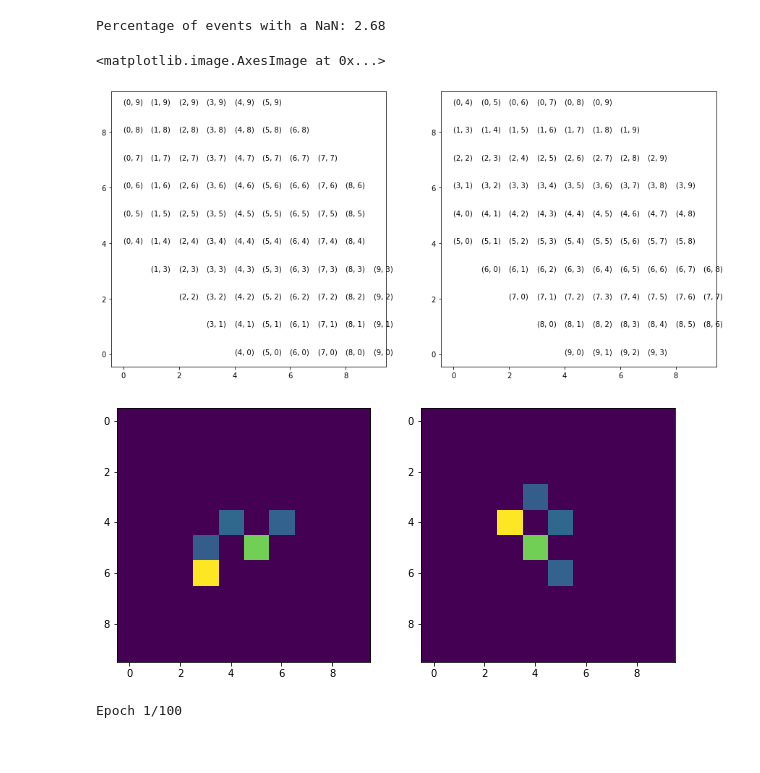
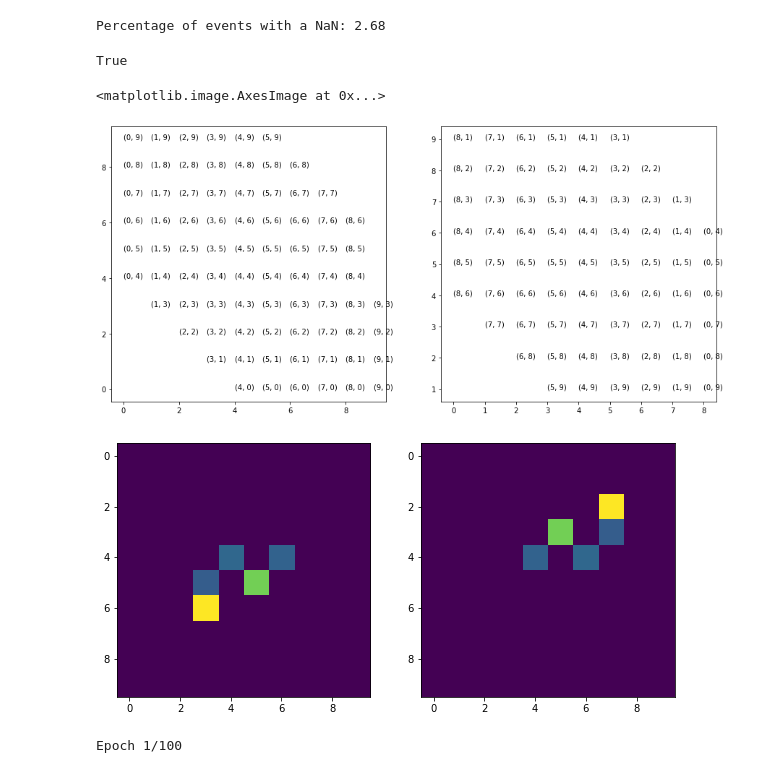
Before and after one commit to fmcnallyi3/icetop-cnn, a Jupyter notebook: baseline_energy_reco.ipynb, the cells around one changed output. Drawn from its saved outputs; the diff is of its cells as text; code cells hidden in the pictures.

```diff
--- a/baseline_energy_reco.ipynb
+++ b/baseline_energy_reco.ipynb
@@ -90,38 +90,41 @@ Percentage of events with a NaN: 2.68
 # %%
 import matplotlib.pyplot as plt
 alpha={(0, 4): (0, 4), (0, 5): (0, 5), (0, 6): (0, 6), (0, 7): (0, 7), (0, 8): (0, 8), (0, 9): (0, 9), (1, 3): (1, 3), (1, 4): (1, 4), (1, 5): (1, 5), (1, 6): (1, 6), (1, 7): (1, 7), (1, 8): (1, 8), (1, 9): (1, 9), (2, 2): (2, 2), (2, 3): (2, 3), (2, 4): (2, 4), (2, 5): (2, 5), (2, 6): (2, 6), (2, 7): (2, 7), (2, 8): (2, 8), (2, 9): (2, 9), (3, 1): (3, 1), (3, 2): (3, 2), (3, 3): (3, 3), (3, 4): (3, 4), (3, 5): (3, 5), (3, 6): (3, 6), (3, 7): (3, 7), (3, 8): (3, 8), (3, 9): (3, 9), (4, 0): (4, 0), (4, 1): (4, 1), (4, 2): (4, 2), (4, 3): (4, 3), (4, 4): (4, 4), (4, 5): (4, 5), (4, 6): (4, 6), (4, 7): (4, 7), (4, 8): (4, 8), (4, 9): (4, 9), (5, 0): (5, 0), (5, 1): (5, 1), (5, 2): (5, 2), (5, 3): (5, 3), (5, 4): (5, 4), (5, 5): (5, 5), (5, 6): (5, 6), (5, 7): (5, 7), (5, 8): (5, 8), (5, 9): (5, 9), (6, 0): (6, 0), (6, 1): (6, 1), (6, 2): (6, 2), (6, 3): (6, 3), (6, 4): (6, 4), (6, 5): (6, 5), (6, 6): (6, 6), (6, 7): (6, 7), (6, 8): (6, 8), (7, 0): (7, 0), (7, 1): (7, 1), (7, 2): (7, 2), (7, 3): (7, 3), (7, 4): (7, 4), (7, 5): (7, 5), (7, 6): (7, 6), (7, 7): (7, 7), (8, 0): (8, 0), (8, 1): (8, 1), (8, 2): (8, 2), (8, 3): (8, 3), (8, 4): (8, 4), (8, 5): (8, 5), (8, 6): (8, 6), (9, 0): (9, 0), (9, 1): (9, 1), (9, 2): (9, 2), (9, 3): (9, 3)}
 beta={(0, 4): (0, 9), (0, 5): (1, 9), (0, 6): (2, 9), (0, 7): (3, 9), (0, 8): (4, 9), (0, 9): (5, 9), (1, 3): (0, 8), (1, 4): (1, 8), (1, 5): (2, 8), (1, 6): (3, 8), (1, 7): (4, 8), (1, 8): (5, 8), (1, 9): (6, 8), (2, 2): (0, 7), (2, 3): (1, 7), (2, 4): (2, 7), (2, 5): (3, 7), (2, 6): (4, 7), (2, 7): (5, 7), (2, 8): (6, 7), (2, 9): (7, 7), (3, 1): (0, 6), (3, 2): (1, 6), (3, 3): (2, 6), (3, 4): (3, 6), (3, 5): (4, 6), (3, 6): (5, 6), (3, 7): (6, 6), (3, 8): (7, 6), (3, 9): (8, 6), (4, 0): (0, 5), (4, 1): (1, 5), (4, 2): (2, 5), (4, 3): (3, 5), (4, 4): (4, 5), (4, 5): (5, 5), (4, 6): (6, 5), (4, 7): (7, 5), (4, 8): (8, 5), (4, 9): (9, 5), (5, 0): (0, 4), (5, 1): (1, 4), (5, 2): (2, 4), (5, 3): (3, 4), (5, 4): (4, 4), (5, 5): (5, 4), (5, 6): (6, 4), (5, 7): (7, 4), (5, 8): (8, 4), (5, 9): (9, 4), (6, 0): (1, 3), (6, 1): (2, 3), (6, 2): (3, 3), (6, 3): (4, 3), (6, 4): (5, 3), (6, 5): (6, 3), (6, 6): (7, 3), (6, 7): (8, 3), (6, 8): (9, 3), (7, 0): (2, 2), (7, 1): (3, 2), (7, 2): (4, 2), (7, 3): (5, 2), (7, 4): (6, 2), (7, 5): (7, 2), (7, 6): (8, 2), (7, 7): (9, 2), (8, 0): (3, 1), (8, 1): (4, 1), (8, 2): (5, 1), (8, 3): (6, 1), (8, 4): (7, 1), (8, 5): (8, 1), (8, 6): (9, 1), (9, 0): (4, 0), (9, 1): (5, 0), (9, 2): (6, 0), (9, 3): (7, 0)}
 gamma={(0, 4): (5, 9), (0, 5): (6, 8), (0, 6): (7, 7), (0, 7): (8, 6), (0, 8): (9, 5), (0, 9): (10, 4), (1, 3): (4, 9), (1, 4): (5, 8), (1, 5): (6, 7), (1, 6): (7, 6), (1, 7): (8, 5), (1, 8): (9, 4), (1, 9): (10, 3), (2, 2): (3, 9), (2, 3): (4, 8), (2, 4): (5, 7), (2, 5): (6, 6), (2, 6): (7, 5), (2, 7): (8, 4), (2, 8): (9, 3), (2, 9): (10, 2), (3, 1): (2, 9), (3, 2): (3, 8), (3, 3): (4, 7), (3, 4): (5, 6), (3, 5): (6, 5), (3, 6): (7, 4), (3, 7): (8, 3), (3, 8): (9, 2), (3, 9): (10, 1), (4, 0): (1, 9), (4, 1): (2, 8), (4, 2): (3, 7), (4, 3): (4, 6), (4, 4): (5, 5), (4, 5): (6, 4), (4, 6): (7, 3), (4, 7): (8, 2), (4, 8): (9, 1), (4, 9): (10, 0), (5, 0): (0, 9), (5, 1): (1, 8), (5, 2): (2, 7), (5, 3): (3, 6), (5, 4): (4, 5), (5, 5): (5, 4), (5, 6): (6, 3), (5, 7): (7, 2), (5, 8): (8, 1), (5, 9): (9, 0), (6, 0): (0, 8), (6, 1): (1, 7), (6, 2): (2, 6), (6, 3): (3, 5), (6, 4): (4, 4), (6, 5): (5, 3), (6, 6): (6, 2), (6, 7): (7, 1), (6, 8): (8, 0), (7, 0): (0, 7), (7, 1): (1, 6), (7, 2): (2, 5), (7, 3): (3, 4), (7, 4): (4, 3), (7, 5): (5, 2), (7, 6): (6, 1), (7, 7): (7, 0), (8, 0): (0, 6), (8, 1): (1, 5), (8, 2): (2, 4), (8, 3): (3, 3), (8, 4): (4, 2), (8, 5): (5, 1), (8, 6): (6, 0), (9, 0): (0, 5), (9, 1): (1, 4), (9, 2): (2, 3), (9, 3): (3, 2)}
-delta={(4, 0): (6, 8), (5, 0): (5, 8), (6, 0): (4, 8), (7, 0): (3, 8), (8, 0): (2, 8), (9, 0): (1, 8), (3, 1): (7, 7), (4, 1): (6, 7), (5, 1): (5, 7), (6, 1): (4, 7), (7, 1): (3, 7), (8, 1): (2, 7), (9, 1): (1, 7), (2, 2): (8, 6), (3, 2): (7, 6), (4, 2): (6, 6), (5, 2): (5, 6), (6, 2): (4, 6), (7, 2): (3, 6), (8, 2): (2, 6), (9, 2): (1, 6), (1, 3): (9, 5), (2, 3): (8, 5), (3, 3): (7, 5), (4, 3): (6, 5), (5, 3): (5, 5), (6, 3): (4, 5), (7, 3): (3, 5), (8, 3): (2, 5), (9, 3): (1, 5), (0, 4): (10, 4), (1, 4): (9, 4), (2, 4): (8, 4), (3, 4): (7, 4), (4, 4): (6, 4), (5, 4): (5, 4), (6, 4): (4, 4), (7, 4): (3, 4), (8, 4): (2, 4), (9, 4): (1, 4), (0, 5): (10, 3), (1, 5): (9, 3), (2, 5): (8, 3), (3, 5): (7, 3), (4, 5): (6, 3), (5, 5): (5, 3), (6, 5): (4, 3), (7, 5): (3, 3), (8, 5): (2, 3), (9, 5): (1, 3), (0, 6): (10, 2), (1, 6): (9, 2), (2, 6): (8, 2), (3, 6): (7, 2), (4, 6): (6, 2), (5, 6): (5, 2), (6, 6): (4, 2), (7, 6): (3, 2), (8, 6): (2, 2), (0, 7): (10, 1), (1, 7): (9, 1), (2, 7): (8, 1), (3, 7): (7, 1), (4, 7): (6, 1), (5, 7): (5, 1), (6, 7): (4, 1), (7, 7): (3, 1), (0, 8): (10, 0), (1, 8): (9, 0), (2, 8): (8, 0), (3, 8): (7, 0), (4, 8): (6, 0), (5, 8): (5, 0), (6, 8): (4, 0), (0, 9): (10, -1), (1, 9): (9, -1), (2, 9): (8, -1), (3, 9): (7, -1)}
+#delta={(4, 0): (6, 8), (5, 0): (5, 8), (6, 0): (4, 8), (7, 0): (3, 8), (8, 0): (2, 8), (9, 0): (1, 8), (3, 1): (7, 7), (4, 1): (6, 7), (5, 1): (5, 7), (6, 1): (4, 7), (7, 1): (3, 7), (8, 1): (2, 7), (9, 1): (1, 7), (2, 2): (8, 6), (3, 2): (7, 6), (4, 2): (6, 6), (5, 2): (5, 6), (6, 2): (4, 6), (7, 2): (3, 6), (8, 2): (2, 6), (9, 2): (1, 6), (1, 3): (9, 5), (2, 3): (8, 5), (3, 3): (7, 5), (4, 3): (6, 5), (5, 3): (5, 5), (6, 3): (4, 5), (7, 3): (3, 5), (8, 3): (2, 5), (9, 3): (1, 5), (0, 4): (10, 4), (1, 4): (9, 4), (2, 4): (8, 4), (3, 4): (7, 4), (4, 4): (6, 4), (5, 4): (5, 4), (6, 4): (4, 4), (7, 4): (3, 4), (8, 4): (2, 4), (9, 4): (1, 4), (0, 5): (10, 3), (1, 5): (9, 3), (2, 5): (8, 3), (3, 5): (7, 3), (4, 5): (6, 3), (5, 5): (5, 3), (6, 5): (4, 3), (7, 5): (3, 3), (8, 5): (2, 3), (9, 5): (1, 3), (0, 6): (10, 2), (1, 6): (9, 2), (2, 6): (8, 2), (3, 6): (7, 2), (4, 6): (6, 2), (5, 6): (5, 2), (6, 6): (4, 2), (7, 6): (3, 2), (8, 6): (2, 2), (0, 7): (10, 1), (1, 7): (9, 1), (2, 7): (8, 1), (3, 7): (7, 1), (4, 7): (6, 1), (5, 7): (5, 1), (6, 7): (4, 1), (7, 7): (3, 1), (0, 8): (10, 0), (1, 8): (9, 0), (2, 8): (8, 0), (3, 8): (7, 0), (4, 8): (6, 0), (5, 8): (5, 0), (6, 8): (4, 0), (0, 9): (10, -1), (1, 9): (9, -1), (2, 9): (8, -1), (3, 9): (7, -1)}
+delta={(0, 4): (8, 6), (0, 5): (8, 5), (0, 6): (8, 4), (0, 7): (8, 3), (0, 8): (8, 2), (0, 9): (8, 1), (1, 3): (7, 7), (1, 4): (7, 6), (1, 5): (7, 5), (1, 6): (7, 4), (1, 7): (7, 3), (1, 8): (7, 2), (1, 9): (7, 1), (2, 2): (6, 8), (2, 3): (6, 7), (2, 4): (6, 6), (2, 5): (6, 5), (2, 6): (6, 4), (2, 7): (6, 3), (2, 8): (6, 2), (2, 9): (6, 1), (3, 1): (5, 9), (3, 2): (5, 8), (3, 3): (5, 7), (3, 4): (5, 6), (3, 5): (5, 5), (3, 6): (5, 4), (3, 7): (5, 3), (3, 8): (5, 2), (3, 9): (5, 1), (4, 0): (4, 10), (4, 1): (4, 9), (4, 2): (4, 8), (4, 3): (4, 7), (4, 4): (4, 6), (4, 5): (4, 5), (4, 6): (4, 4), (4, 7): (4, 3), (4, 8): (4, 2), (4, 9): (4, 1), (5, 0): (3, 10), (5, 1): (3, 9), (5, 2): (3, 8), (5, 3): (3, 7), (5, 4): (3, 6), (5, 5): (3, 5), (5, 6): (3, 4), (5, 7): (3, 3), (5, 8): (3, 2), (5, 9): (3, 1), (6, 0): (2, 10), (6, 1): (2, 9), (6, 2): (2, 8), (6, 3): (2, 7), (6, 4): (2, 6), (6, 5): (2, 5), (6, 6): (2, 4), (6, 7): (2, 3), (6, 8): (2, 2), (7, 0): (1, 10), (7, 1): (1, 9), (7, 2): (1, 8), (7, 3): (1, 7), (7, 4): (1, 6), (7, 5): (1, 5), (7, 6): (1, 4), (7, 7): (1, 3), (8, 0): (0, 10), (8, 1): (0, 9), (8, 2): (0, 8), (8, 3): (0, 7), (8, 4): (0, 6), (8, 5): (0, 5), (8, 6): (0, 4), (9, 0): (-1, 10), (9, 1): (-1, 9), (9, 2): (-1, 8), (9, 3): (-1, 7)}
 
-rots=beta
-
+rots=delta
+print(alpha.keys()==delta.keys())
 fig=plt.figure(figsize=(15,7))
 ax1,ax2=fig.subplots(1,2)
 for key in alpha:
     a=alpha[key][0]
     b=alpha[key][1]
     ax1.plot(a, b)
     ax1.text(a,b, key)
 for key in rots:
     a=rots[key][0]
     b=rots[key][1]
     if (a,b) in alpha.keys():
         ax2.plot(a, b)
         ax2.text(a,b, key)
 fig=plt.figure(figsize=(10,7))
 ax1,ax2=fig.subplots(1,2)
 ax1.imshow(x[0][:,:,0])
 temp=np.zeros((10,10,4))
 for i,c in np.ndenumerate(x[0]):
-    if c>0 and (i[:2] in alpha.values()):
+    if c>0:
         new_coords=(rots[i[:2]][0],rots[i[:2]][1],i[-1])
-        temp[new_coords]=c
+        if new_coords[:2] in alpha.values():
+            temp[new_coords]=c
 ax2.imshow(temp[:,:,0])
 # %% [output]
-<matplotlib.image.AxesImage at 0x...>
+True
+<matplotlib.image.AxesImage at 0x...>
-[figure, old version]
+[figure, new version]
-[figure, old version]
+[figure, new version]
 # %%
 # Prepare event data
 x_i = dataPrep(x, y, **prep)
```
